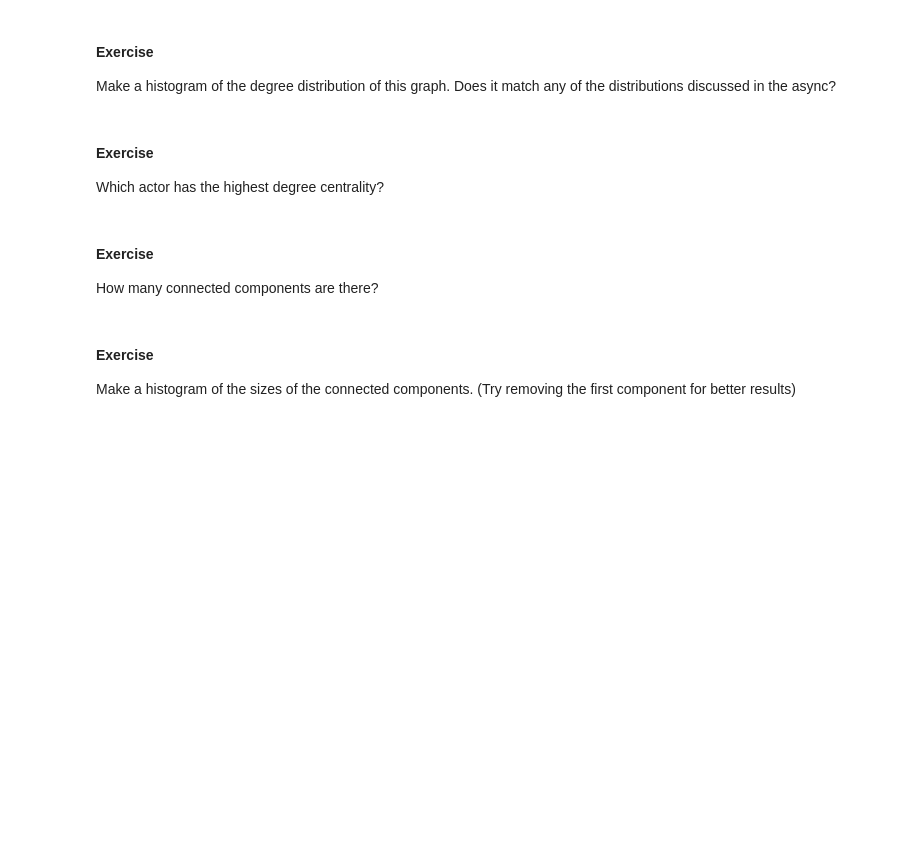
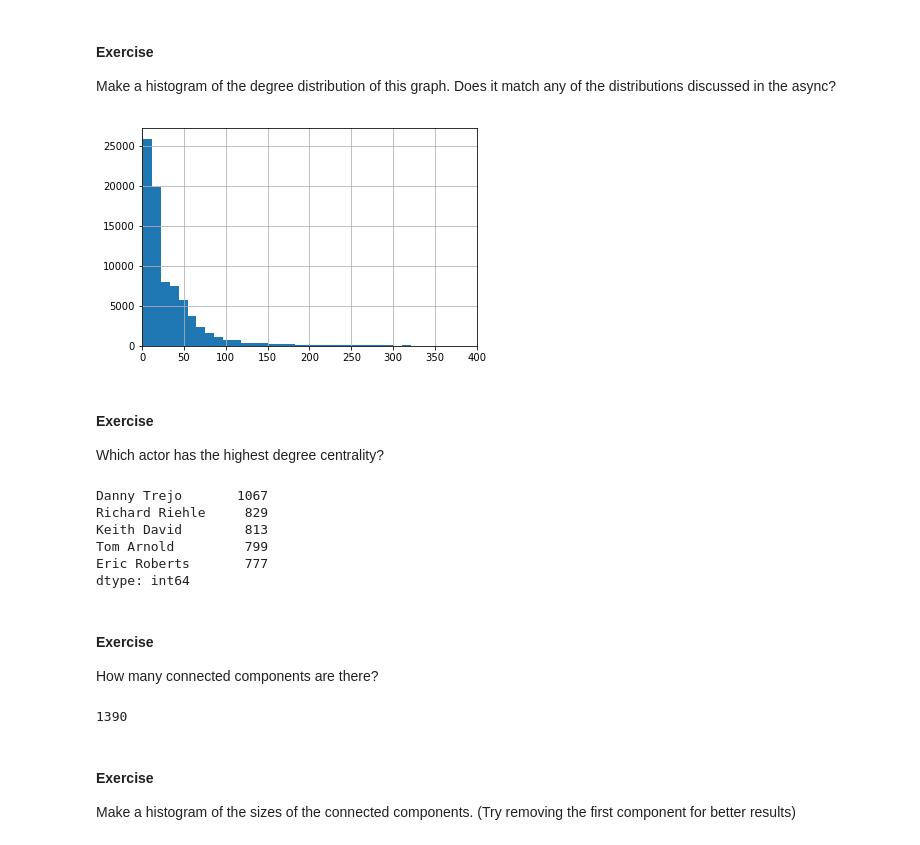
Before and after one commit to nwchen24/Machine_learning_coursework, a Jupyter notebook: Week12/graphs.ipynb, the cells around one changed output. Cells and saved outputs as stored; diff of their text form; code cells hidden in the pictures; blank space fills up the shorter version.

```diff
--- a/Week12/graphs.ipynb
+++ b/Week12/graphs.ipynb
@@ -118,14 +118,34 @@ for path in paths:
 #### Exercise
 
 Make a histogram of the degree distribution of this graph. Does it match any of the distributions discussed in the async?
+# %%
+degs = pd.Series(nx.degree(G))
+degs.hist(bins=100)
+plt.xlim(0, 400)
+plt.show()
+# %% [output]
+[figure, added]
 # %% [markdown]
 #### Exercise
 
 Which actor has the highest degree centrality?
+# %%
+degs.sort_values(ascending=False).head()
+# %% [output]
+Danny Trejo       1067
+Richard Riehle     829
+Keith David        813
+Tom Arnold         799
+Eric Roberts       777
+dtype: int64
 # %% [markdown]
 #### Exercise
 
 How many connected components are there?
+# %%
+nx.number_connected_components(G)
+# %% [output]
+1390
 # %% [markdown]
 #### Exercise
 
```
Also changed, not shown: parts of 2 cells of this notebook.
